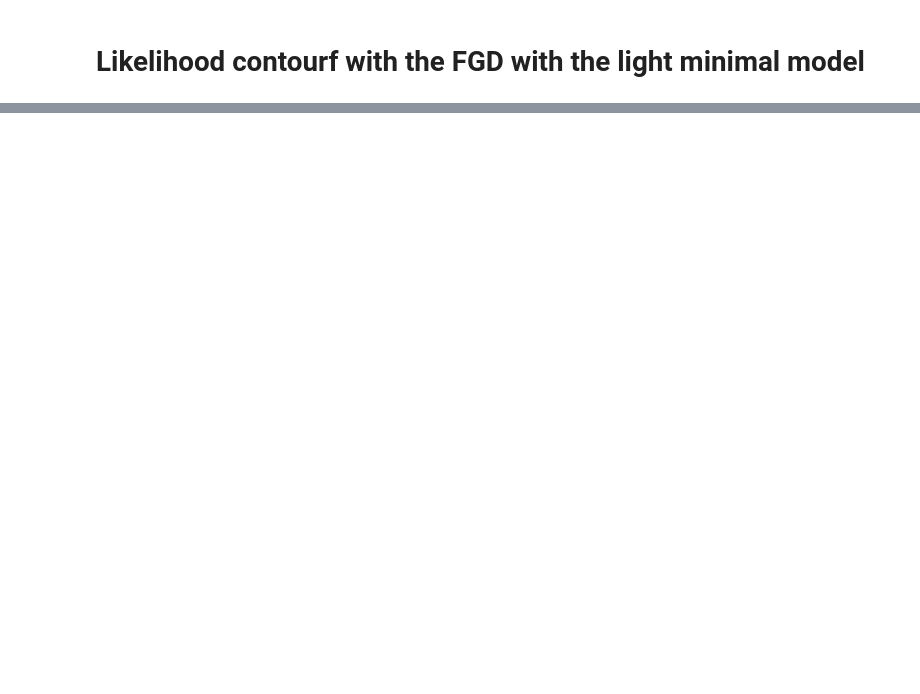
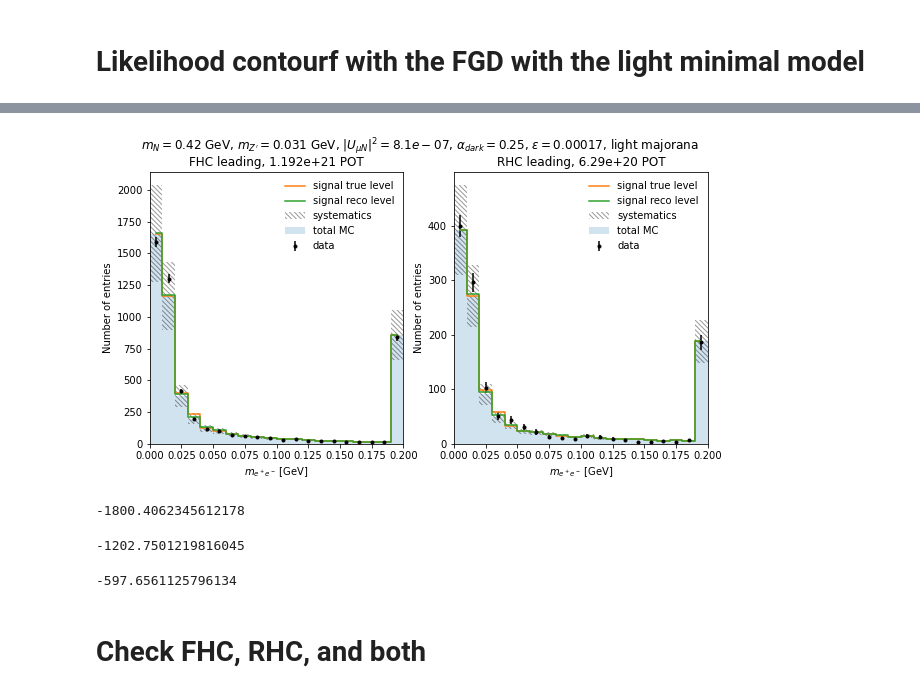
Before and after one commit to mhostert/dark-neutrinos-at-T2K, a Jupyter notebook: exp_analysis/6_light_minimal_fgd_visualisation.ipynb, the cells around one changed output, grey strips where cells are left out. Drawn from its saved outputs; the diff is of its cells as text; code cells hidden in the pictures; blank space fills up the shorter version.

Commit message:
update with light case sensitivities

```diff
--- a/exp_analysis/6_light_minimal_fgd_visualisation.ipynb
+++ b/exp_analysis/6_light_minimal_fgd_visualisation.ipynb
@@ -246,7 +31,2 @@ digitized_MCtot, epsilon = np.meshgrid(digitized_MCtot[:, 1], epsilon_for_grid)
-# %%
-# calculation
-dark_photons_constraints = {}
-for m4 in m4_s:
-    dark_photons_constraints[m4] = light_simplified_posterior_v(m4=m4, mz=mz, epsilon=epsilon[:, :10],
-                                                                  n_observed=digitized_MCtot.astype(int)[:, :10],
-                                                                  n_predicted_sm=digitized_MCtot[:, :10])
+# %%
+my_exp_analyses = load_datasets(hierarchy, D_or_M, fluxes=['FHC', 'RHC'], timeit=True, direct_load_objects=True, dump=False)
@@ -252,0 +38,19 @@ for m4 in m4_s:
+# %%
+sidebands = ['FHC',
+             'RHC',
+            ]
+def load_mc_data(sideband, base_folder_digitized='../digitized/nueCCQE_ND280_2020/'):
+    digitized_data = np.loadtxt(base_folder_digitized + sideband + '_electron_data.dat')
+    digitized_data[:, 0] = np.linspace(0.005, 0.195, 20)
+    digitized_data[:, 1] = digitized_data[:, 1].astype(int)
+
+    digitized_MCtot = np.loadtxt(base_folder_digitized + sideband + '_electron_MCtot.dat')
+    digitized_MCtot[:, 0] = np.linspace(0.005, 0.195, 20)
+    return digitized_data, digitized_MCtot
+# %%
+digitized_data = {}
+digitized_MCtot = {}
+for sideband in sidebands:
+    data, MCtot = load_mc_data(sideband)
+    digitized_data[sideband] = data
+    digitized_MCtot[sideband] = MCtot
@@ -252,0 +239,32 @@ for m4 in m4_s:
+# %%
+this_pars = {
+    'm4':0.42, 'mz':0.031, 'Umu4_2':(9e-4)**2, 'alpha_d':0.25, 'epsilon':1.7e-4
+}
+
+plot_with_signal(['FHC', 'RHC'], my_exp_analyses.values(), **this_pars)
+set_plot_title(m4mz=(0.42, 0.031), exp_analysis_obj=my_exp_analyses['light_majorana_FHC'],
+               kernel=None, smoothing_pars=None, suptitle=True, same_line=True, **this_pars)
+plt.savefig(save_folder + 'example_distribution.pdf')
+# %% [output]
+[figure, added]
+# %%
+light_simplified_posterior_two_sidebands(['FHC', 'RHC'], my_exp_analyses,
+                                         systs={'FHC':0, 'RHC':0},
+                                         n_observed=digitized_data, n_predicted_sm=digitized_MCtot,
+                                         **this_pars)
+# %% [output]
+-1800.4062345612178
+# %%
+light_simplified_posterior(my_exp_analyses['light_majorana_FHC'],
+                           syst=0, binning=fgd_binning,
+                           n_observed=digitized_data['FHC'][:, 1], n_predicted_sm=digitized_MCtot['FHC'][:, 1],
+                           **this_pars)
+# %% [output]
+-1202.7501219816045
+# %%
+light_simplified_posterior(my_exp_analyses['light_majorana_RHC'],
+                           syst=0, binning=fgd_binning,
+                           n_observed=digitized_data['RHC'][:, 1], n_predicted_sm=digitized_MCtot['RHC'][:, 1],
+                           **this_pars)
+# %% [output]
+-597.6561125796134
@@ -252,0 +296,2 @@ for m4 in m4_s:
+# %% [markdown]
+# Check FHC, RHC, and both
```
Also changed, not shown: parts of 54 cells of this notebook, 25 other files.
